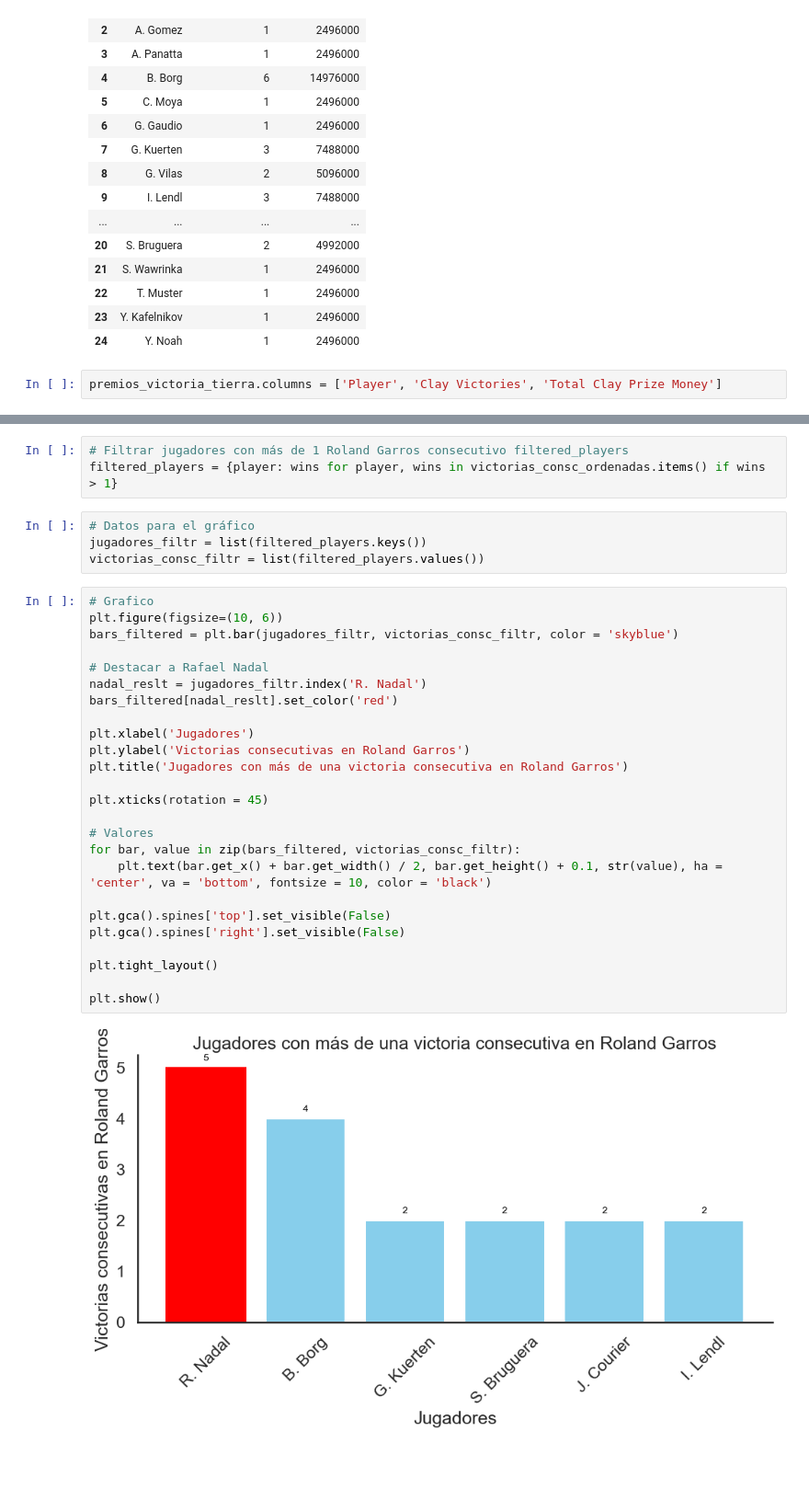
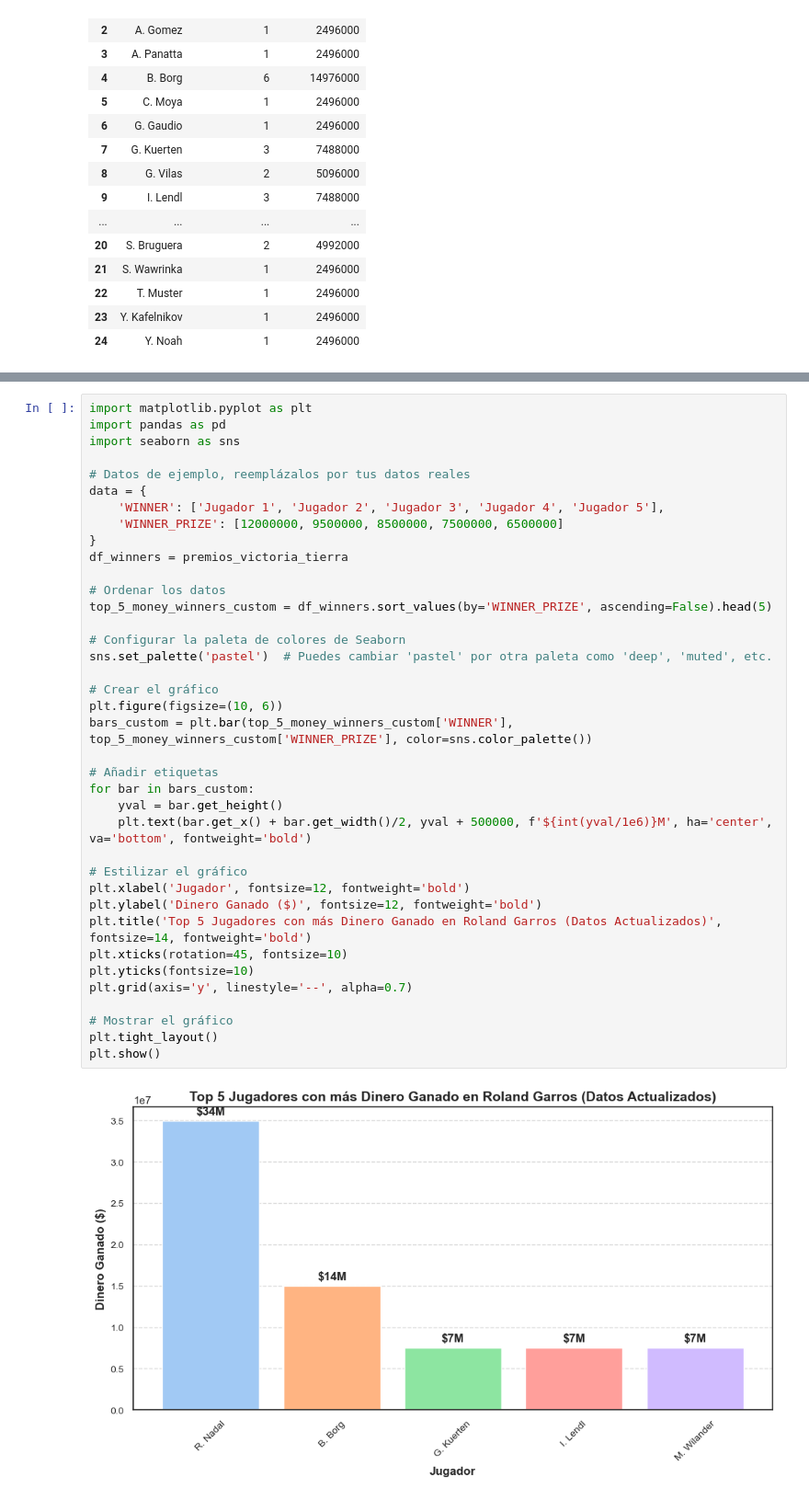
Before and after one commit to Lokhy87/EDA_entrega, a Jupyter notebook: Limpieza.ipynb, the cells around one changed output, grey strips where cells are left out. Shown at 92% size. Drawn from its saved outputs; the diff is of its cells as text; blank space fills up the shorter version.

```diff
--- a/Limpieza.ipynb
+++ b/Limpieza.ipynb
@@ -1276,5 +1286,3 @@ premios_victoria_tierra
 | 22 | T. Muster | 1 | 2496000 |
 | 23 | Y. Kafelnikov | 1 | 2496000 |
 | 24 | Y. Noah | 1 | 2496000 |
-# %%
-premios_victoria_tierra.columns = ['Player', 'Clay Victories', 'Total Clay Prize Money']
@@ -1348,34 +1289,40 @@ victorias_consc_ordenadas = dict(sorted(victorias_consecutivas.items(), key = la
-# %%
-# Filtrar jugadores con más de 1 Roland Garros consecutivo filtered_players
-filtered_players = {player: wins for player, wins in victorias_consc_ordenadas.items() if wins > 1}
-# %%
-# Datos para el gráfico
-jugadores_filtr = list(filtered_players.keys())
-victorias_consc_filtr = list(filtered_players.values())
-# %%
-# Grafico
-plt.figure(figsize=(10, 6))
-bars_filtered = plt.bar(jugadores_filtr, victorias_consc_filtr, color = 'skyblue')
-
-# Destacar a Rafael Nadal
-nadal_reslt = jugadores_filtr.index('R. Nadal')
-bars_filtered[nadal_reslt].set_color('red')
-
-plt.xlabel('Jugadores')
-plt.ylabel('Victorias consecutivas en Roland Garros')
-plt.title('Jugadores con más de una victoria consecutiva en Roland Garros')
-
-plt.xticks(rotation = 45)
-
-# Valores
-for bar, value in zip(bars_filtered, victorias_consc_filtr):
-    plt.text(bar.get_x() + bar.get_width() / 2, bar.get_height() + 0.1, str(value), ha = 'center', va = 'bottom', fontsize = 10, color = 'black')
-
-plt.gca().spines['top'].set_visible(False)
-plt.gca().spines['right'].set_visible(False)
-
-plt.tight_layout()
-
-plt.show()
-# %% [output]
-[figure, removed]
+# %%
+import matplotlib.pyplot as plt
+import pandas as pd
+import seaborn as sns
+
+# Datos de ejemplo, reemplázalos por tus datos reales
+data = {
+    'WINNER': ['Jugador 1', 'Jugador 2', 'Jugador 3', 'Jugador 4', 'Jugador 5'],
+    'WINNER_PRIZE': [12000000, 9500000, 8500000, 7500000, 6500000]
+}
+df_winners = premios_victoria_tierra
+
+# Ordenar los datos
+top_5_money_winners_custom = df_winners.sort_values(by='WINNER_PRIZE', ascending=False).head(5)
+
+# Configurar la paleta de colores de Seaborn
+sns.set_palette('pastel')  # Puedes cambiar 'pastel' por otra paleta como 'deep', 'muted', etc.
+
+# Crear el gráfico
+plt.figure(figsize=(10, 6))
+bars_custom = plt.bar(top_5_money_winners_custom['WINNER'], top_5_money_winners_custom['WINNER_PRIZE'], color=sns.color_palette())
+
+# Añadir etiquetas
+for bar in bars_custom:
+    yval = bar.get_height()
+    plt.text(bar.get_x() + bar.get_width()/2, yval + 500000, f'${int(yval/1e6)}M', ha='center', va='bottom', fontweight='bold')
+
+# Estilizar el gráfico
+plt.xlabel('Jugador', fontsize=12, fontweight='bold')
+plt.ylabel('Dinero Ganado ($)', fontsize=12, fontweight='bold')
+plt.title('Top 5 Jugadores con más Dinero Ganado en Roland Garros (Datos Actualizados)', fontsize=14, fontweight='bold')
+plt.xticks(rotation=45, fontsize=10)
+plt.yticks(fontsize=10)
+plt.grid(axis='y', linestyle='--', alpha=0.7)
+
+# Mostrar el gráfico
+plt.tight_layout()
+plt.show()
+# %% [output]
+[figure, added]
```
Also changed, not shown: parts of 9 cells of this notebook.
